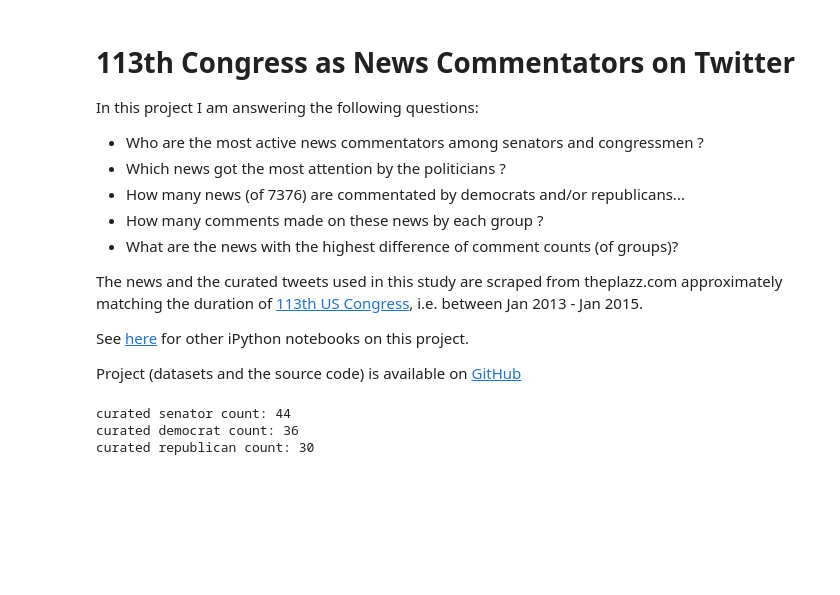
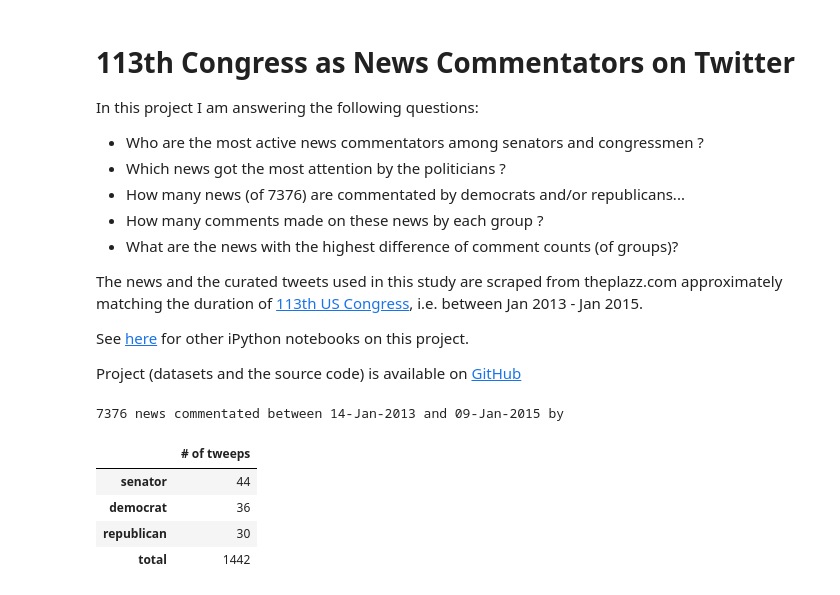
Before and after one commit to oztalha/News-Commentary-Tweets-of-Elites, a Jupyter notebook: analysis/113th Congress as News Commentators on Twitter.ipynb, the cells around one changed output. Saved outputs shown, nothing was run; the diff lists cells and outputs as text; code cells hidden in the pictures; blank space fills up the shorter version.

```diff
--- a/analysis/113th Congress as News Commentators on Twitter.ipynb
+++ b/analysis/113th Congress as News Commentators on Twitter.ipynb
@@ -84,14 +90,23 @@ tweets.twhandle = tweets.twhandle.str[1:]
 # %%
 # print politician counts curated at least once by theplazz.com
+title = tweets.groupby(by=['title','dt'])['twhandle']
+print (len(title),'news commentated between',tweets.dt.order().iloc[0].strftime('%d-%b-%Y'),
+       'and',tweets.dt.order().iloc[-1].strftime('%d-%b-%Y'),'by')
 tweepset = set(tweets.twhandle.unique())
 senateset = set(senate.screen_name.values)
-print('curated senator count:',len(senateset & tweepset))
-print('curated democrat count:',len(dem_tweeps & tweepset))
-print('curated republican count:',len(gop_tweeps & tweepset))
+twcounts = pd.DataFrame(columns=['# of tweeps'])
+twcounts.loc['senator'] = [len(senateset & tweepset)]
+twcounts.loc['democrat'] = [len(dem_tweeps & tweepset)]
+twcounts.loc['republican']= [len(gop_tweeps & tweepset)]
+twcounts.loc['total'] = [len(tweepset)]
+twcounts
 # %% [output]
-curated senator count: 44
-curated democrat count: 36
-curated republican count: 30
+7376 news commentated between 14-Jan-2013 and 09-Jan-2015 by
+|  | # of tweeps |
+| senator | 44 |
+| democrat | 36 |
+| republican | 30 |
+| total | 1442 |
 # %%
 # plot commentating activity of these politicians
 tweeps = tweets.groupby(by='twhandle')['twtext'].count().order(ascending=False)
```
Also changed, not shown: parts of 14 cells of this notebook, 1 other file.
